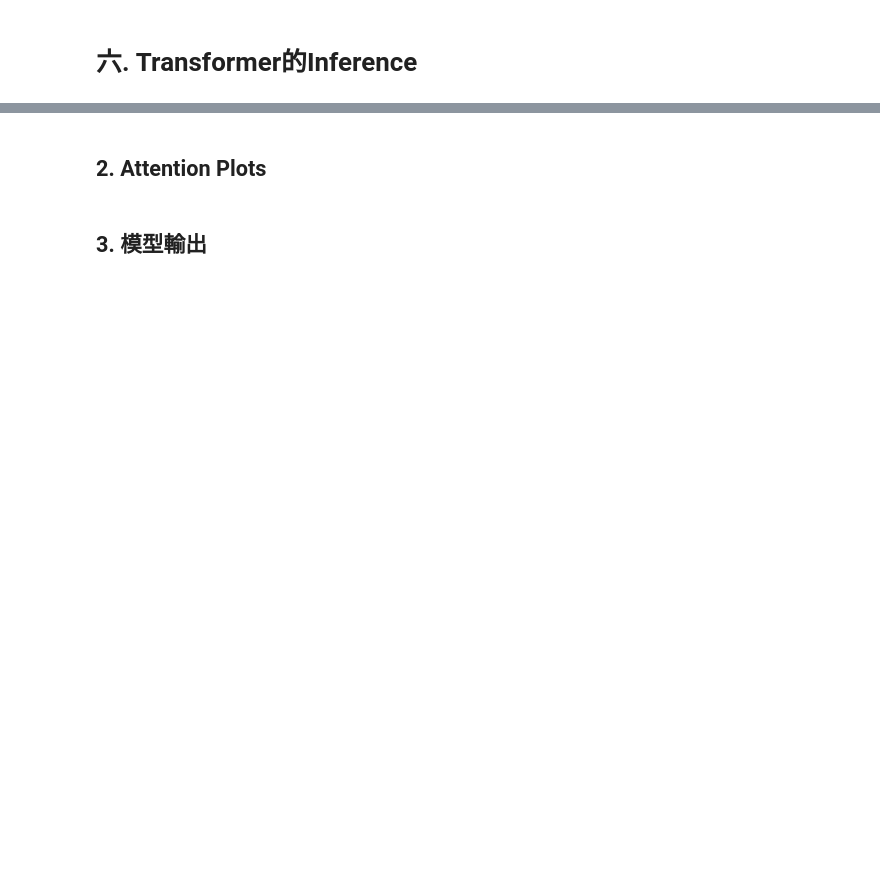
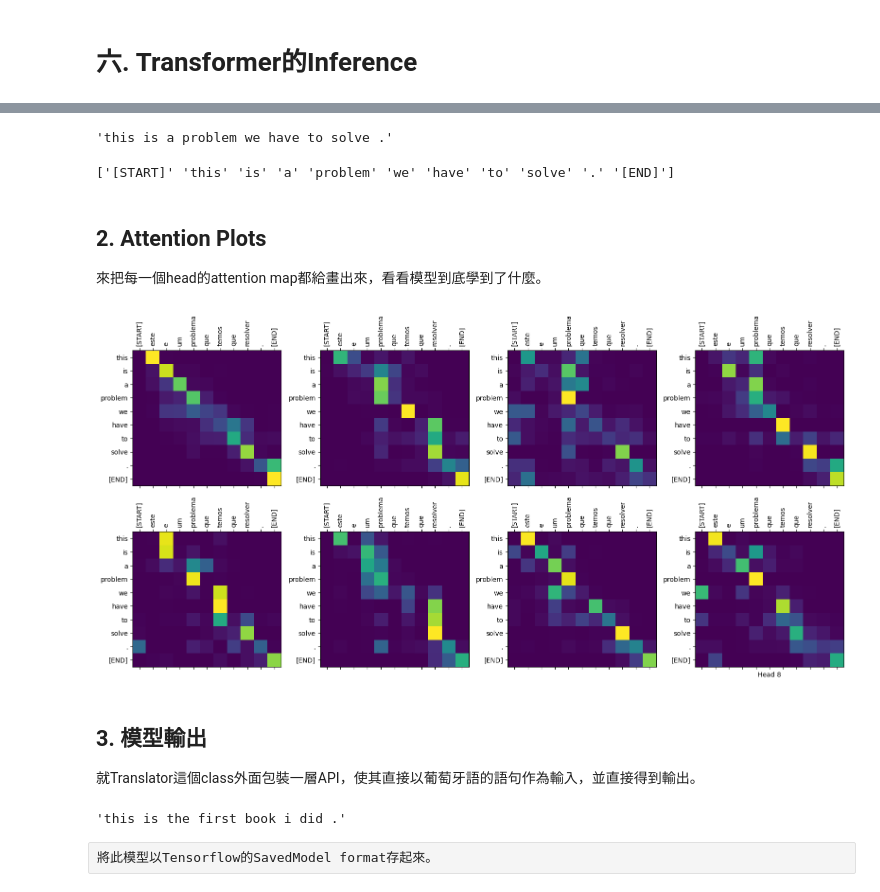
Before and after one commit to BennyNTHU/transformer, a Jupyter notebook: Transformer詳解_TensorFlow.ipynb, the cells around one changed output, grey strips where cells are left out. Saved outputs shown, nothing was run; the diff lists cells and outputs as text; code cells hidden in the pictures; blank space fills up the shorter version.

Commit message:
tensorflow ok

```diff
--- a/Transformer詳解_TensorFlow.ipynb
+++ b/Transformer詳解_TensorFlow.ipynb
@@ -929,0 +1024,2 @@ Epoch 4/20
+# %%
+translator = Translator(tokenizers, transformer)
@@ -930,4 +1028,53 @@ Epoch 4/20
+# %%
+sentence = 'este é um problema que temos que resolver.'
+translated_text, translated_tokens, attention_weights = translator(tf.constant(sentence))
+# %%
+translated_text.numpy().decode()
+# %% [output]
+'this is a problem we have to solve .'
+# %%
+print(np.char.decode(translated_tokens.numpy().astype(np.bytes_), 'UTF-8'))
+# %% [output]
+['[START]' 'this' 'is' 'a' 'problem' 'we' 'have' 'to' 'solve' '.' '[END]']
 # %% [markdown]
 ## 2. Attention Plots
+來把每一個head的attention map都給畫出來，看看模型到底學到了什麼。
+# %%
+def plot_attention_head(in_tokens, translated_tokens, attention):
+    '''
+        function to plot the attention map for 1 head
+        The model didn't generate `<START>` in the output. Skip it.
+    '''
+    translated_tokens = translated_tokens[1:]
+
+    ax = plt.gca()
+    ax.matshow(attention)
+    ax.set_xticks(range(len(in_tokens)))
+    ax.set_yticks(range(len(translated_tokens)))
+
+    labels = [label.decode('utf-8') for label in in_tokens.numpy()]
+    ax.set_xticklabels(labels, rotation=90)
+
+    labels = [label.decode('utf-8') for label in translated_tokens.numpy()]
+    ax.set_yticklabels(labels)
+# %%
+def plot_attention_weights(sentence, translated_tokens, attention_heads):
+    in_tokens = tf.convert_to_tensor([sentence])
+    in_tokens = tokenizers.pt.tokenize(in_tokens).to_tensor()
+    in_tokens = tokenizers.pt.lookup(in_tokens)[0]
+
+    fig = plt.figure(figsize=(16, 8))
+    for h, head in enumerate(attention_heads):
+        ax = fig.add_subplot(2, 4, h+1)
+        plot_attention_head(in_tokens, translated_tokens, head)
+    ax.set_xlabel(f'Head {h+1}')
+
+    plt.tight_layout()
+    plt.show()
+# %%
+plot_attention_weights(sentence, translated_tokens, attention_weights[0]) # attention_weights.shape=[1, 8, 11, 11]
+# %% [output]
+[figure, added]
 # %% [markdown]
 ## 3. 模型輸出
+就Translator這個class外面包裝一層API，使其直接以葡萄牙語的語句作為輸入，並直接得到輸出。
@@ -933,0 +1092,6 @@ Epoch 4/20
+# %%
+export_translator('este é o primeiro livro que eu fiz.').numpy().decode()
+# %% [output]
+'this is the first book i did .'
+# %% [raw]
+將此模型以Tensorflow的SavedModel format存起來。
```
Also changed, not shown: parts of 15 cells of this notebook, 3 other files.
